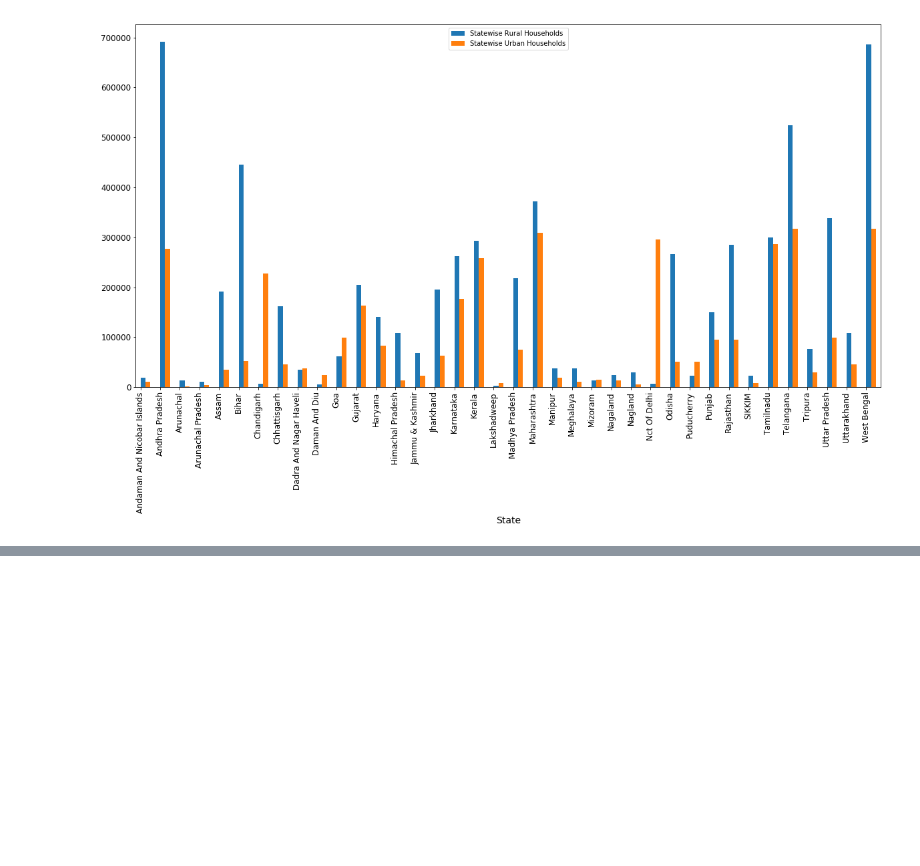
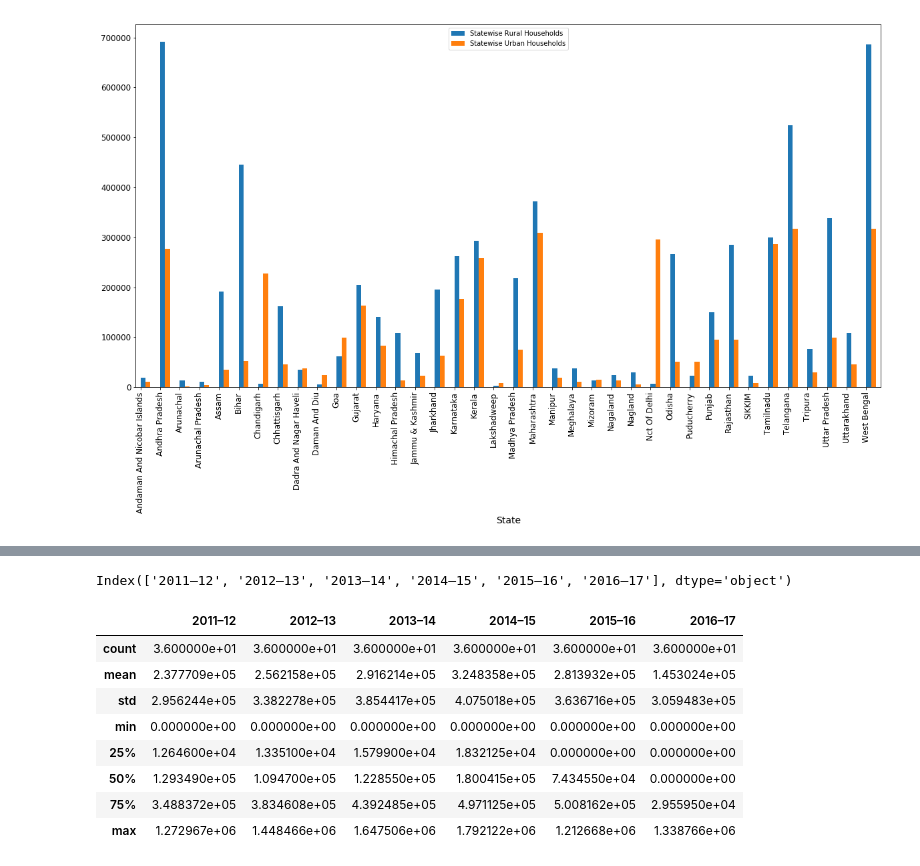
Before and after one commit to SiddalingeshaDS/Data-Incubator, a Jupyter notebook: District wise Rural vs Urban - Stats analysis.ipynb, the cells around one changed output, grey strips where cells are left out. Cells and saved outputs as stored; diff of their text form; code cells hidden in the pictures; blank space fills up the shorter version.

Commit message:
adding more data

```diff
--- a/District wise Rural vs Urban - Stats analysis.ipynb
+++ b/District wise Rural vs Urban - Stats analysis.ipynb
@@ -219,3 +291,9 @@ plt.xticks(rotation=90)
 plt.show()
 # %% [output]
 [figure]
+# %%
+'''
+data obtained from https://en.wikipedia.org/wiki/List_of_Indian_states_and_union_territories_by_GDP
+'''
+gdp_df = pd.read_excel('data/statewise_gdp.xlsx', converters={'2011–12': str, '2012–13': str, '2013–14': str, '2014–15': str, '2015–16': str, '2016–17':str}).set_index('State')
+gdp_df.head()
@@ -221,0 +308,18 @@ plt.show()
+# %%
+gdp_df.columns
+# %% [output]
+Index(['2011–12', '2012–13', '2013–14', '2014–15', '2015–16', '2016–17'], dtype='object')
+# %%
+gdp_df = gdp_df.apply(lambda x: x.replace('–', '').replace('', 0).astype(int))
+# %%
+gdp_df.describe()
+# %% [output]
+|  | 2011–12 | 2012–13 | 2013–14 | 2014–15 | 2015–16 | 2016–17 |
+| count | 3.600000e+01 | 3.600000e+01 | 3.600000e+01 | 3.600000e+01 | 3.600000e+01 | 3.600000e+01 |
+| mean | 2.377709e+05 | 2.562158e+05 | 2.916214e+05 | 3.248358e+05 | 2.813932e+05 | 1.453024e+05 |
+| std | 2.956244e+05 | 3.382278e+05 | 3.854417e+05 | 4.075018e+05 | 3.636716e+05 | 3.059483e+05 |
+| min | 0.000000e+00 | 0.000000e+00 | 0.000000e+00 | 0.000000e+00 | 0.000000e+00 | 0.000000e+00 |
+| 25% | 1.264600e+04 | 1.335100e+04 | 1.579900e+04 | 1.832125e+04 | 0.000000e+00 | 0.000000e+00 |
+| 50% | 1.293490e+05 | 1.094700e+05 | 1.228550e+05 | 1.800415e+05 | 7.434550e+04 | 0.000000e+00 |
+| 75% | 3.488372e+05 | 3.834608e+05 | 4.392485e+05 | 4.971125e+05 | 5.008162e+05 | 2.955950e+04 |
+| max | 1.272967e+06 | 1.448466e+06 | 1.647506e+06 | 1.792122e+06 | 1.212668e+06 | 1.338766e+06 |
```
Also changed, not shown: parts of 12 cells of this notebook, 3 other files.
